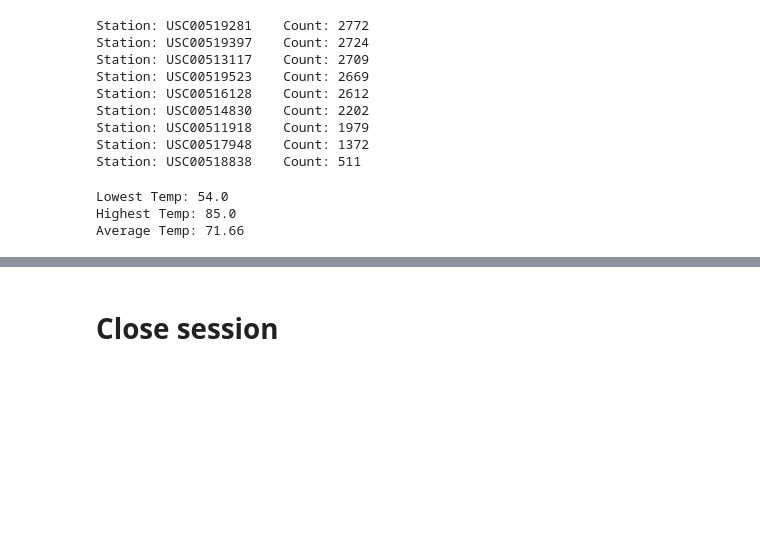
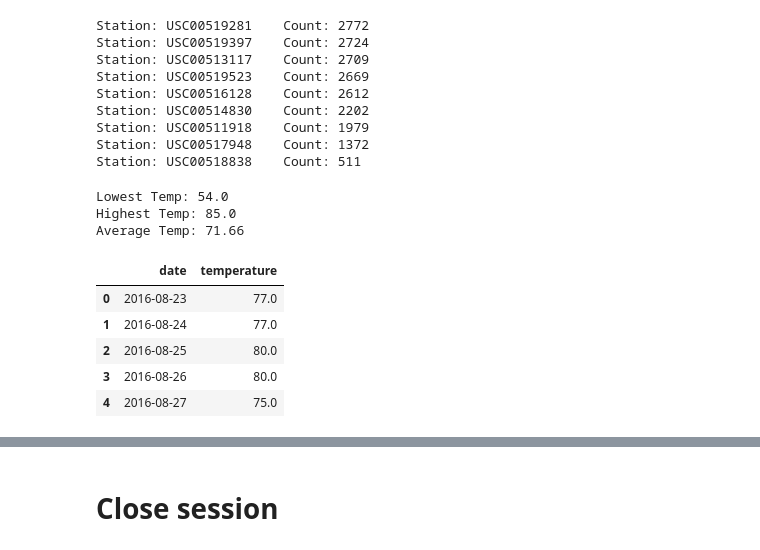
Before and after one commit to KendallMcCroy/SQLAlchemy-challenge, a Jupyter notebook: climate.ipynb, the cells around one changed output, grey strips where cells are left out. Cells and saved outputs as stored; diff of their text form; code cells hidden in the pictures; blank space fills up the shorter version.

```diff
--- a/climate.ipynb
+++ b/climate.ipynb
@@ -157,3 +157,17 @@ Average Temp: 71.66
 # %%
 # Using the most active station id
 # Query the last 12 months of temperature observation data for this station and plot the results as a histogram
+year_temp = session.query(Measurement.date, Measurement.tobs).filter(Measurement.station == active_station).\
+    filter(func.strftime("%Y-%m-%d", Measurement.date) >= dt.date(2016, 8, 23)).all()
+
+# save as dataframe
+yearly_temp_df = pd.DataFrame(year_temp, columns = ['date', 'temperature'])
+yearly_temp_df = yearly_temp_df.sort_index(ascending=True)
+yearly_temp_df.head()
+# %% [output]
+|  | date | temperature |
+| 0 | 2016-08-23 | 77.0 |
+| 1 | 2016-08-24 | 77.0 |
+| 2 | 2016-08-25 | 80.0 |
+| 3 | 2016-08-26 | 80.0 |
+| 4 | 2016-08-27 | 75.0 |
```
Also changed, not shown: parts of 1 cell of this notebook.
